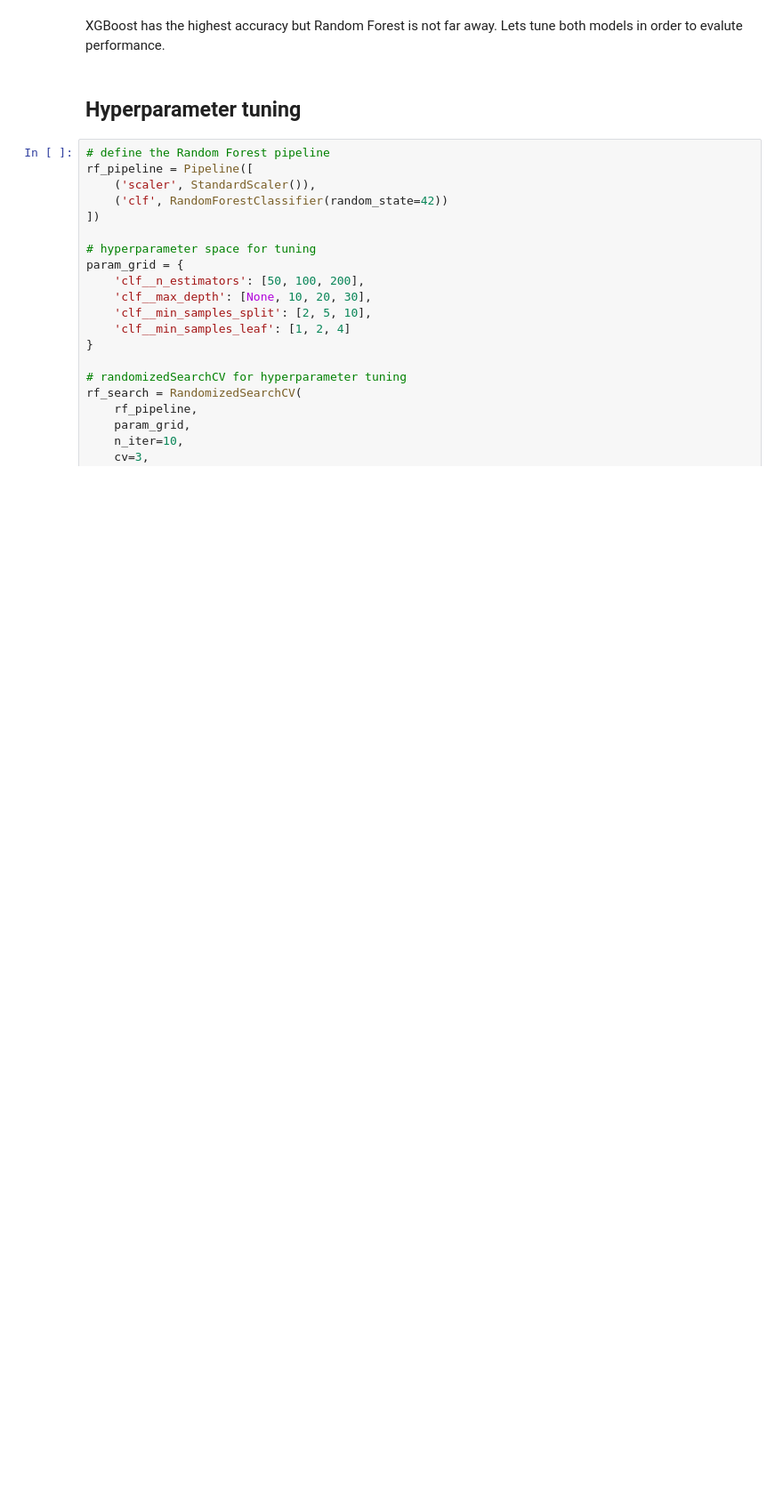
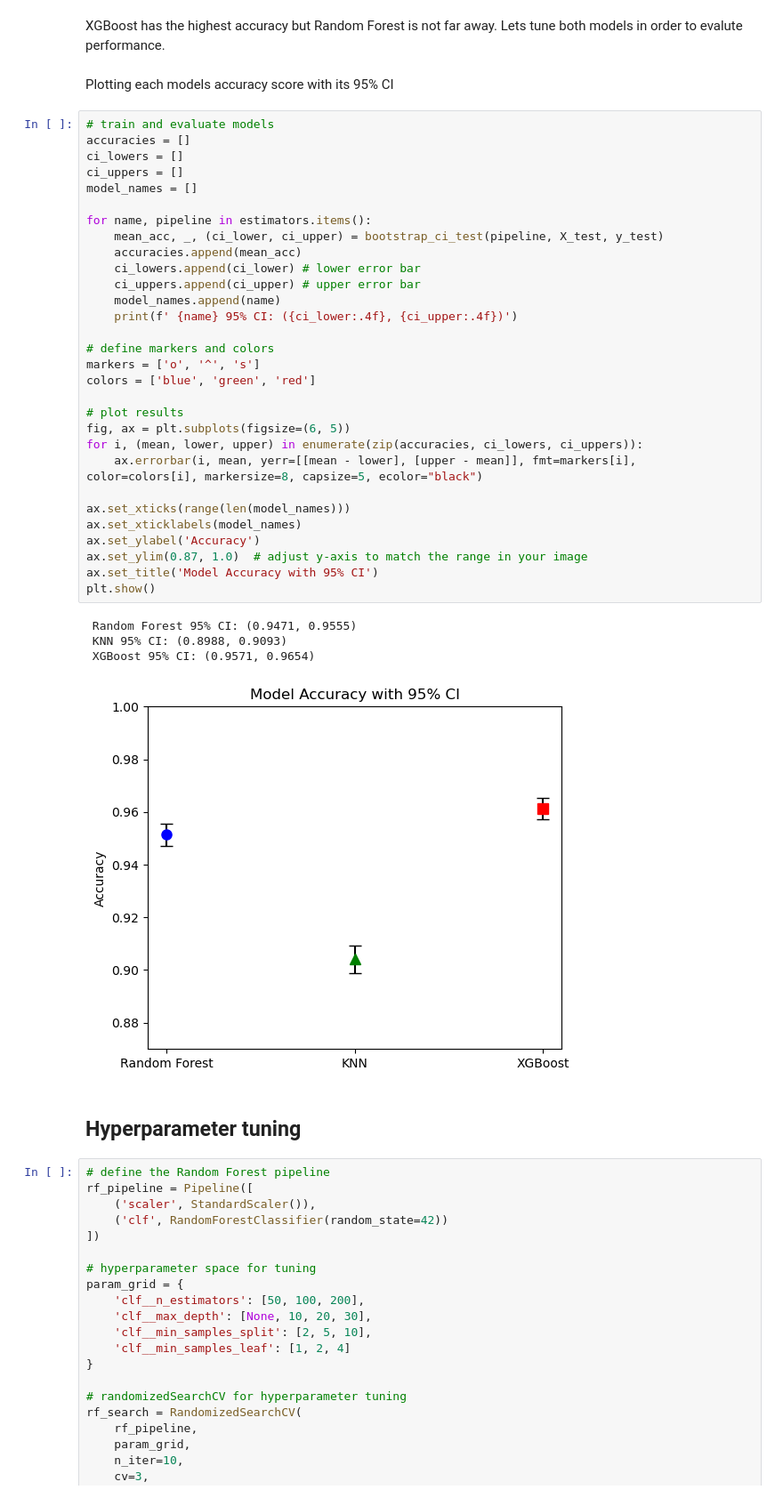
Before and after one commit to Bengtegard/MNIST-digit-classification, a Jupyter notebook: mnist-digit-classifier/train_eda_evaulate.ipynb, the cells around one changed output. Shown at 89% size. Cells and saved outputs as stored; diff of their text form; blank space fills up the shorter version.

Commit message:
added plot for model CI

```diff
--- a/mnist-digit-classifier/train_eda_evaulate.ipynb
+++ b/mnist-digit-classifier/train_eda_evaulate.ipynb
@@ -222,6 +262,43 @@ Training XGBoost on 10000 samples...
 XGBoost Accuracy: 0.9613
 # %% [markdown]
 XGBoost has the highest accuracy but Random Forest is not far away. Lets tune both  models in order to evalute performance.
+# %% [markdown]
+Plotting each models accuracy score with its 95% CI
+# %%
+# train and evaluate models
+accuracies = []
+ci_lowers = []
+ci_uppers = []
+model_names = []
+
+for name, pipeline in estimators.items():
+    mean_acc, _, (ci_lower, ci_upper) = bootstrap_ci_test(pipeline, X_test, y_test)
+    accuracies.append(mean_acc)
+    ci_lowers.append(ci_lower) # lower error bar
+    ci_uppers.append(ci_upper) # upper error bar
+    model_names.append(name)
+    print(f' {name} 95% CI: ({ci_lower:.4f}, {ci_upper:.4f})')
+
+# define markers and colors
+markers = ['o', '^', 's']
+colors = ['blue', 'green', 'red']
+
+# plot results
+fig, ax = plt.subplots(figsize=(6, 5))
+for i, (mean, lower, upper) in enumerate(zip(accuracies, ci_lowers, ci_uppers)):
+    ax.errorbar(i, mean, yerr=[[mean - lower], [upper - mean]], fmt=markers[i], color=colors[i], markersize=8, capsize=5, ecolor="black")
+
+ax.set_xticks(range(len(model_names)))
+ax.set_xticklabels(model_names)
+ax.set_ylabel('Accuracy')
+ax.set_ylim(0.87, 1.0)  # adjust y-axis to match the range in your image
+ax.set_title('Model Accuracy with 95% CI')
+plt.show()
+# %% [output]
+ Random Forest 95% CI: (0.9471, 0.9555)
+ KNN 95% CI: (0.8988, 0.9093)
+ XGBoost 95% CI: (0.9571, 0.9654)
+[figure, added]
 # %% [markdown]
 ## Hyperparameter tuning
 # %%
```
Also changed, not shown: parts of 5 cells of this notebook.
